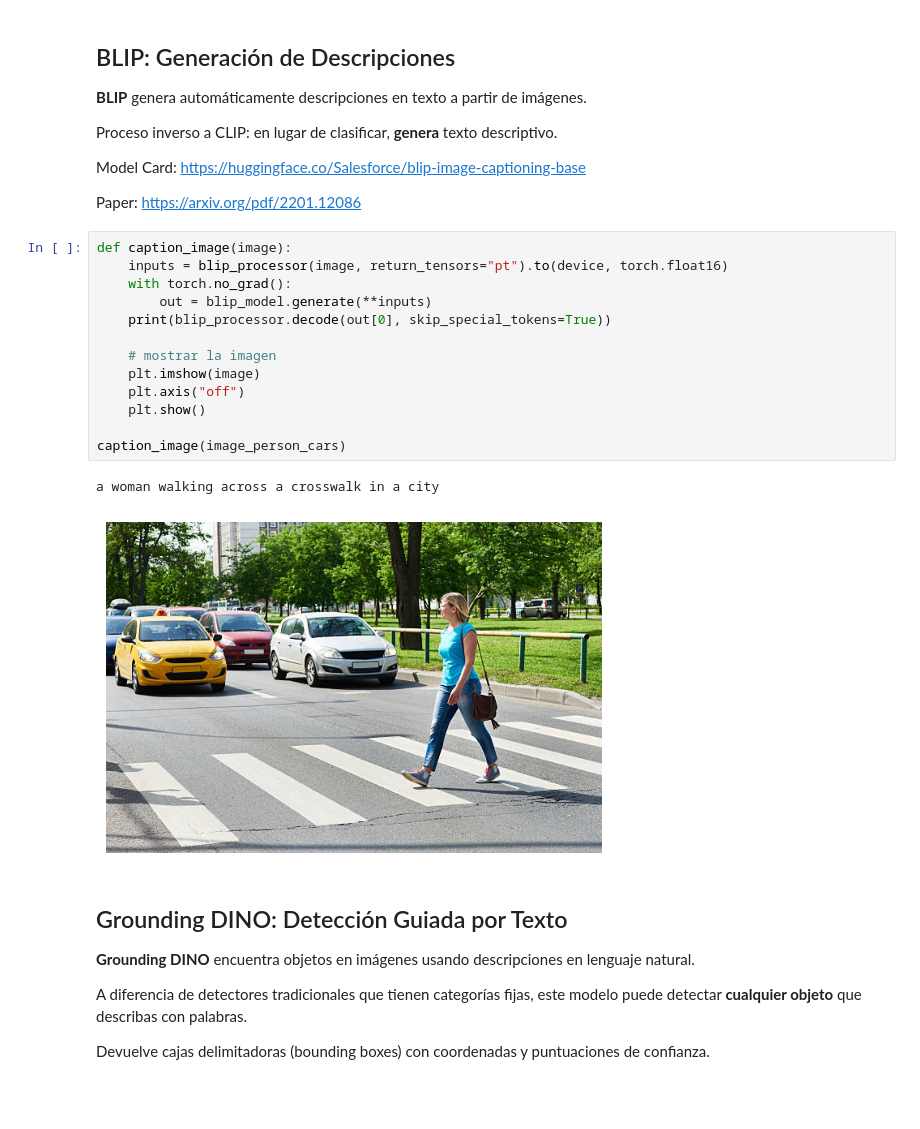
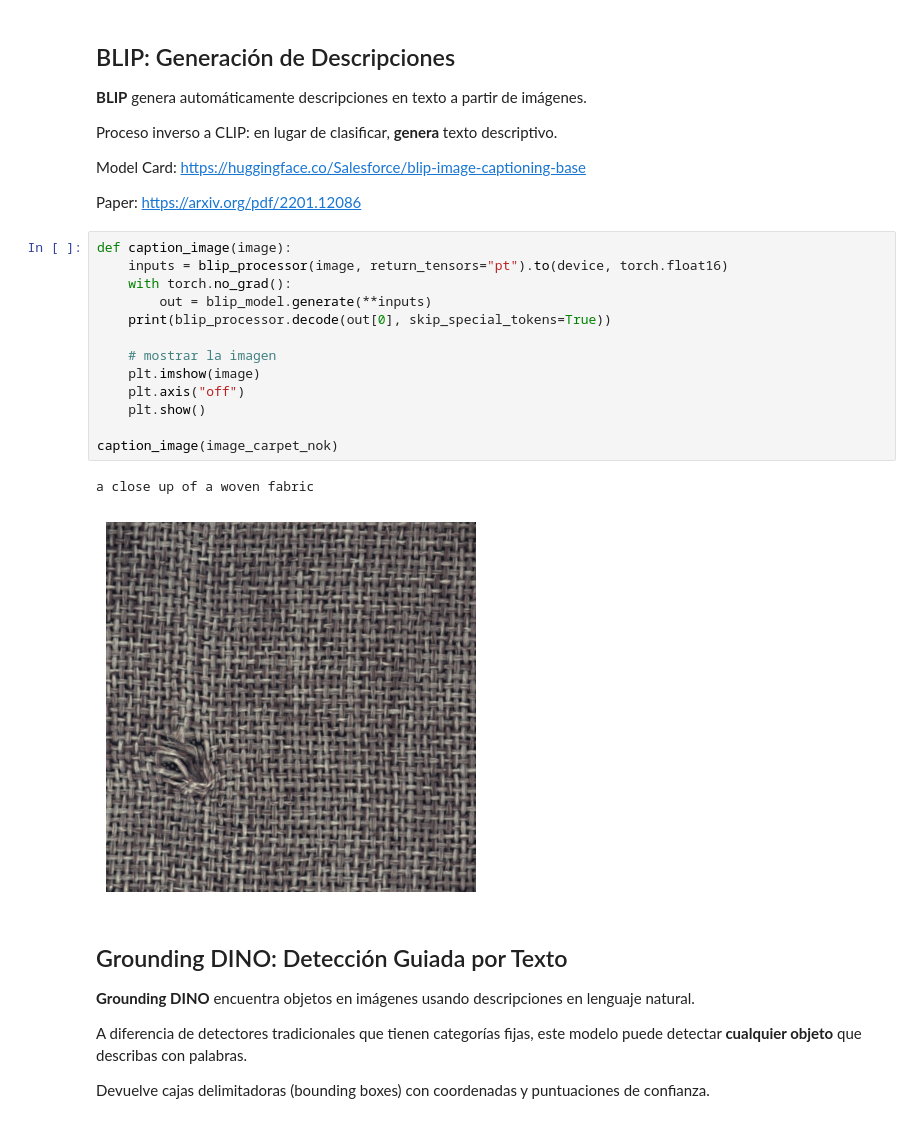
Before and after one commit to sergiovillanueva/prompt_to_mask, a Jupyter notebook: 1_GD_SAM.ipynb, the cells around one changed output. Cells and saved outputs as stored; diff of their text form; blank space fills up the shorter version.

```diff
--- a/1_GD_SAM.ipynb
+++ b/1_GD_SAM.ipynb
@@ -167,19 +179,19 @@ Paper: https://arxiv.org/pdf/2201.12086
 # %%
 def caption_image(image):
     inputs = blip_processor(image, return_tensors="pt").to(device, torch.float16)
     with torch.no_grad():
         out = blip_model.generate(**inputs)
     print(blip_processor.decode(out[0], skip_special_tokens=True))
 
     # mostrar la imagen
     plt.imshow(image)
     plt.axis("off")
     plt.show()
 
-caption_image(image_person_cars)
+caption_image(image_carpet_nok)
 # %% [output]
-a woman walking across a crosswalk in a city
+a close up of a woven fabric
-[figure, old version]
+[figure, new version]
 # %% [markdown]
 ## Grounding DINO: Detección Guiada por Texto
 
```
Also changed, not shown: parts of 6 cells of this notebook, 6 other files.
